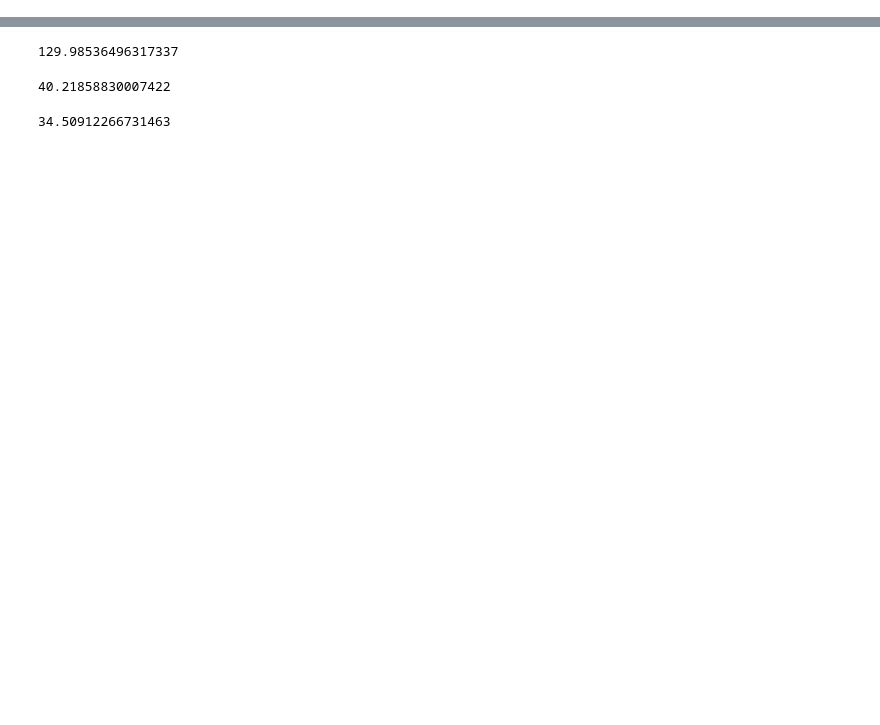
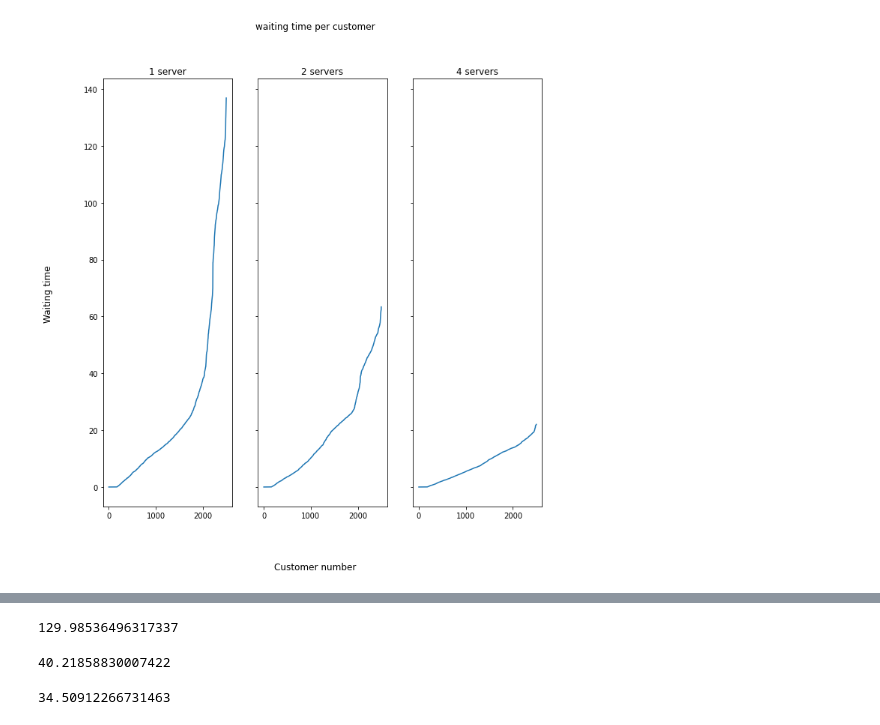
Before and after one commit to Caesar-blip/stochsim_assignment2, a Jupyter notebook: assignment2.ipynb, the cells around one changed output, grey strips where cells are left out. Saved outputs shown, nothing was run; the diff lists cells and outputs as text; code cells hidden in the pictures; blank space fills up the shorter version.

Commit message:
added class for simulation and extra plots for the second assignment

```diff
--- a/assignment2.ipynb
+++ b/assignment2.ipynb
@@ -0,0 +4,13 @@
+# %%
+#2.2
+simulator1 = queuSim(capacity=1, numSim=5)
+simulator2 = queuSim(capacity=2, numSim=5)
+simulator4 = queuSim(capacity=4, numSim=5)
+# %%
+waitTimes1 = simulator1.runSim()
+waitTimes2 = simulator2.runSim()
+waitTimes4 = simulator4.runSim()
+# %%
+plotResults(waitTimes1, waitTimes2, waitTimes4)
+# %% [output]
+[figure, added]
```
Also changed, not shown: parts of 30 cells of this notebook, 1 other file.
